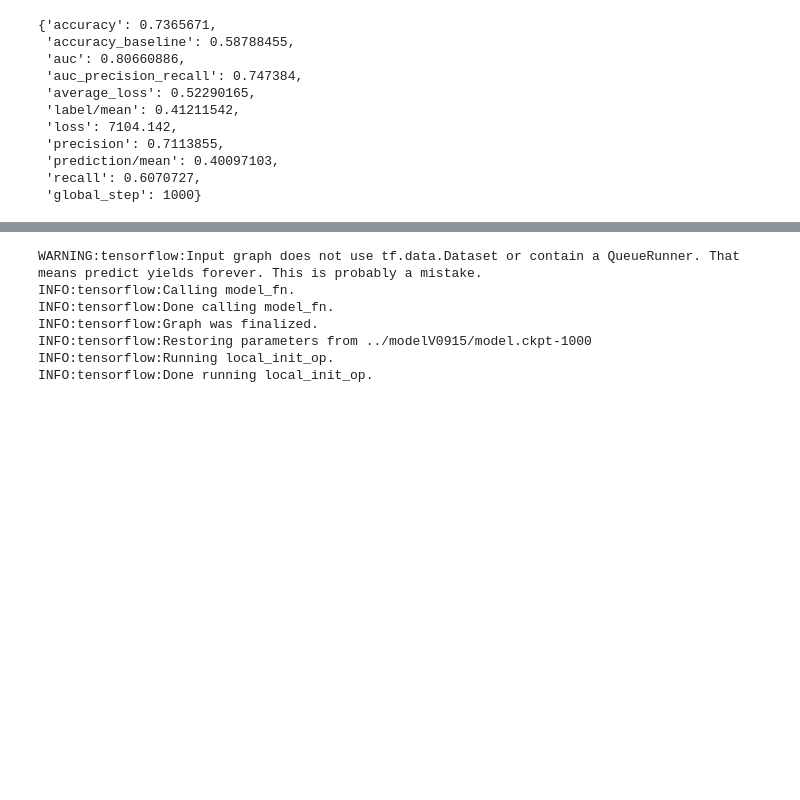
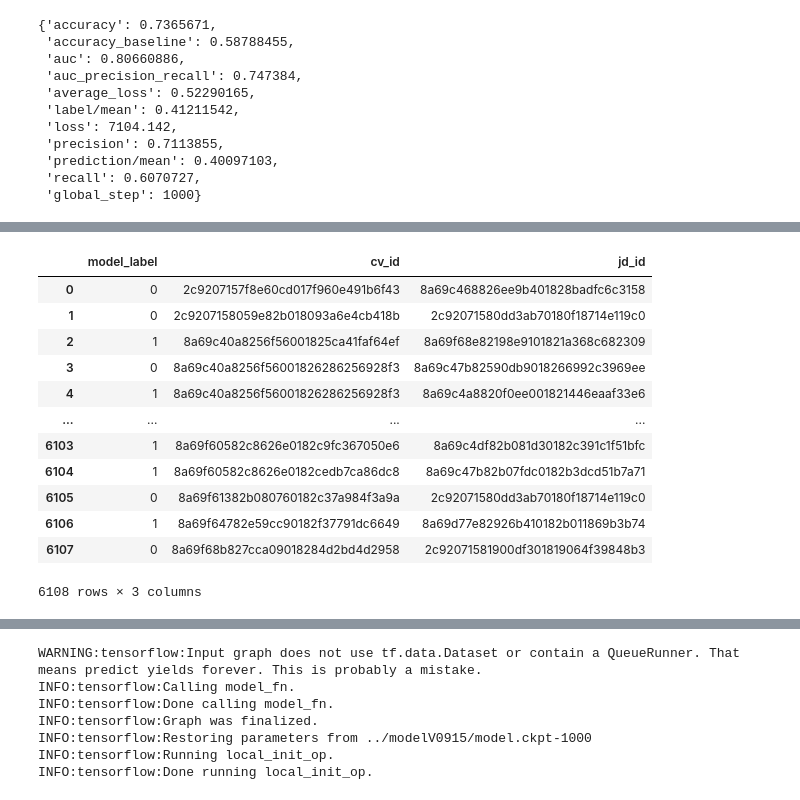
Before and after one commit to slowisfast2030/generalization, a Jupyter notebook: thu_model_train.ipynb, the cells around one changed output, grey strips where cells are left out. Saved outputs shown, nothing was run; the diff lists cells and outputs as text; code cells hidden in the pictures; blank space fills up the shorter version.

```diff
--- a/thu_model_train.ipynb
+++ b/thu_model_train.ipynb
@@ -355,0 +480,21 @@ p = m.predict(input_fn=lambda: input_fn(sample_test_pickle), checkpoint_path = '
+# %%
+##################################################################################################
+# 对泛化数据预测
+
+real_label = sample_gen_pickle[['model_label'] + ['cv_id', 'jd_id']]
+real_label
+##################################################################################################
+# %% [output]
+|  | model_label | cv_id | jd_id |
+| 0 | 0 | 2c9207157f8e60cd017f960e491b6f43 | 8a69c468826ee9b401828badfc6c3158 |
+| 1 | 0 | 2c9207158059e82b018093a6e4cb418b | 2c92071580dd3ab70180f18714e119c0 |
+| 2 | 1 | 8a69c40a8256f56001825ca41faf64ef | 8a69f68e82198e9101821a368c682309 |
+| 3 | 0 | 8a69c40a8256f56001826286256928f3 | 8a69c47b82590db9018266992c3969ee |
+| 4 | 1 | 8a69c40a8256f56001826286256928f3 | 8a69c4a8820f0ee001821446eaaf33e6 |
+| ... | ... | ... | ... |
+| 6103 | 1 | 8a69f60582c8626e0182c9fc367050e6 | 8a69c4df82b081d30182c391c1f51bfc |
+| 6104 | 1 | 8a69f60582c8626e0182cedb7ca86dc8 | 8a69c47b82b07fdc0182b3dcd51b7a71 |
+| 6105 | 0 | 8a69f61382b080760182c37a984f3a9a | 2c92071580dd3ab70180f18714e119c0 |
+| 6106 | 1 | 8a69f64782e59cc90182f37791dc6649 | 8a69d77e82926b410182b011869b3b74 |
+| 6107 | 0 | 8a69f68b827cca09018284d2bd4d2958 | 2c92071581900df301819064f39848b3 |
+6108 rows × 3 columns
```
Also changed, not shown: parts of 8 cells of this notebook.
